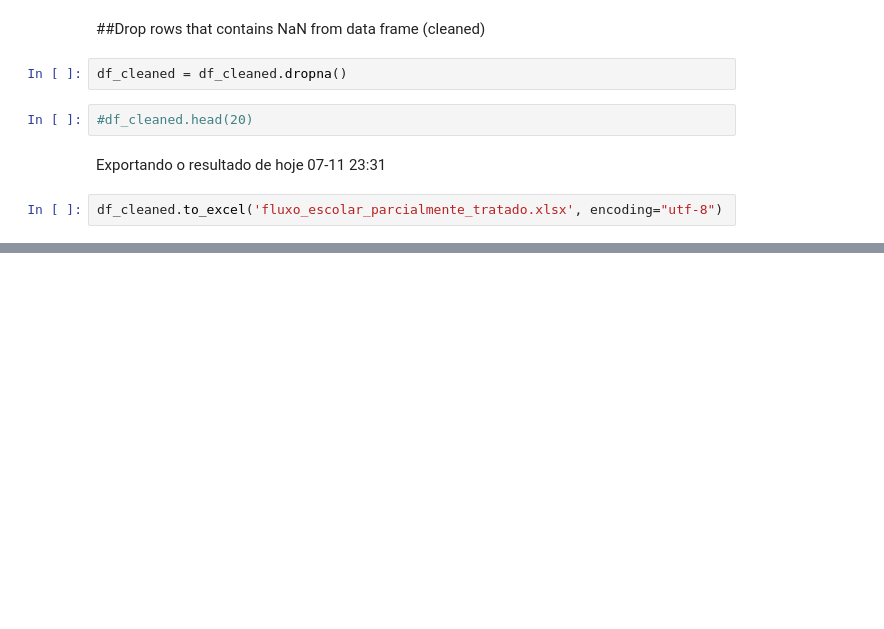
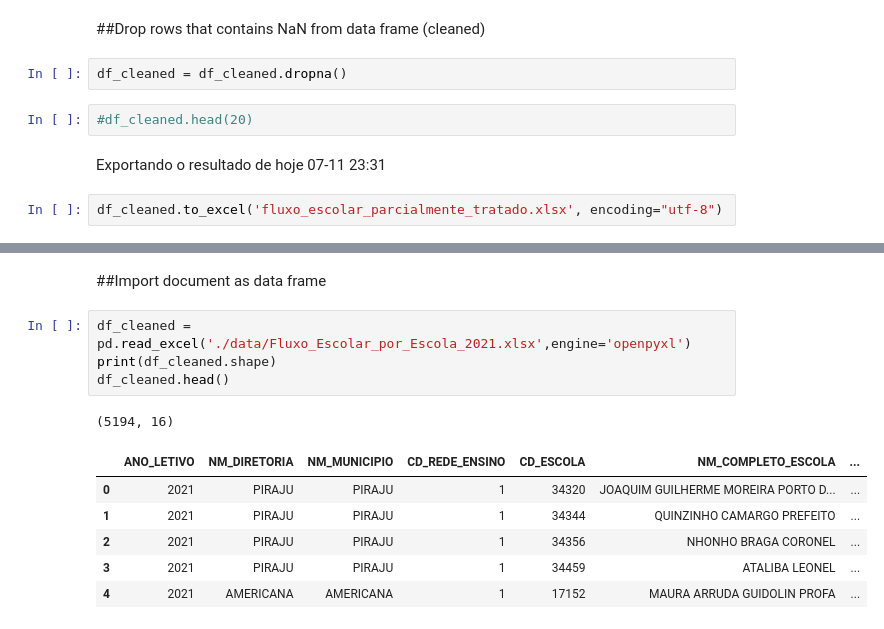
Before and after one commit to maiconspa/student-analysis, a Jupyter notebook: a3_ia.ipynb, the cells around one changed output, grey strips where cells are left out. Drawn from its saved outputs; the diff is of its cells as text; blank space fills up the shorter version.

```diff
--- a/a3_ia.ipynb
+++ b/a3_ia.ipynb
@@ -50,0 +63,14 @@ DAQUI PARA BAIXO EU NÃO GARANTO NADA kkkkkk
+# %% [markdown]
+##Import document as data frame
+# %%
+df_cleaned = pd.read_excel('./data/Fluxo_Escolar_por_Escola_2021.xlsx',engine='openpyxl')
+print(df_cleaned.shape)
+df_cleaned.head()
+# %% [output]
+(5194, 16)
+|  | ANO_LETIVO | NM_DIRETORIA | NM_MUNICIPIO | CD_REDE_ENSINO | CD_ESCOLA | NM_COMPLETO_ESCOLA | ... |
+| 0 | 2021 | PIRAJU | PIRAJU | 1 | 34320 | JOAQUIM GUILHERME MOREIRA PORTO D... | ... |
+| 1 | 2021 | PIRAJU | PIRAJU | 1 | 34344 | QUINZINHO CAMARGO PREFEITO | ... |
+| 2 | 2021 | PIRAJU | PIRAJU | 1 | 34356 | NHONHO BRAGA CORONEL | ... |
+| 3 | 2021 | PIRAJU | PIRAJU | 1 | 34459 | ATALIBA LEONEL | ... |
+| 4 | 2021 | AMERICANA | AMERICANA | 1 | 17152 | MAURA ARRUDA GUIDOLIN PROFA | ... |
```
Also changed, not shown: parts of 57 cells of this notebook, 4 other files.
